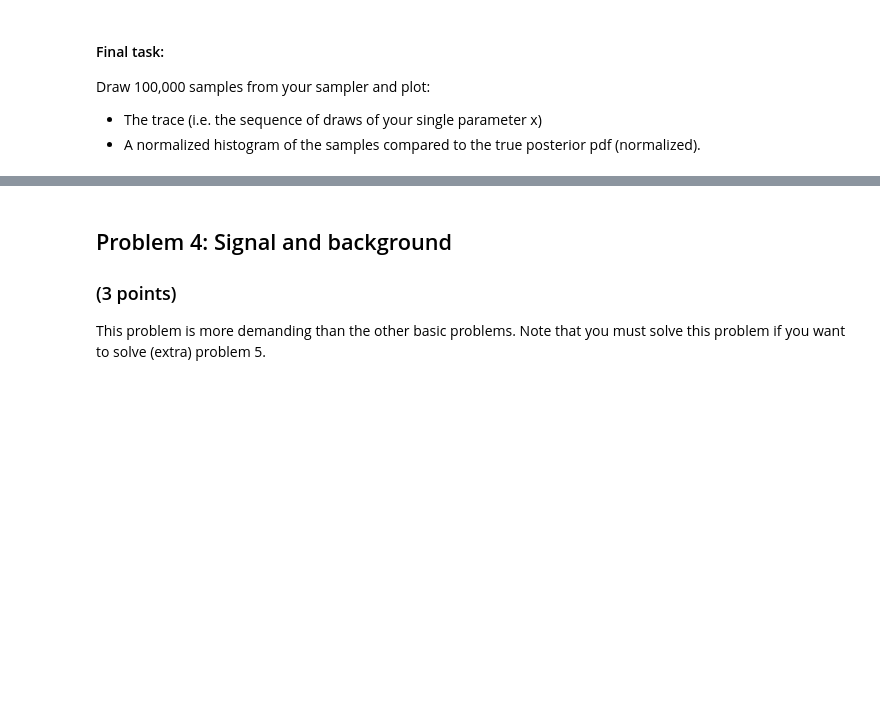
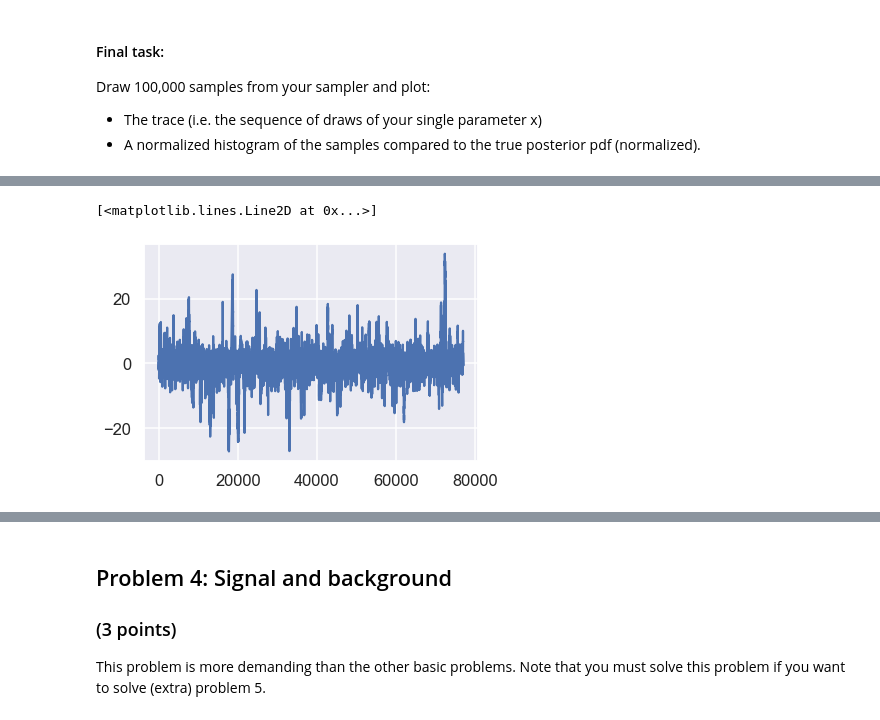
Before and after one commit to pwd-alejandro/learningFromData, a Jupyter notebook: doc/pub/ProblemSets/Set2/TIF285_ProblemSet2/TIF285_ProblemSet2/TIF285_ps2_basic_problems.ipynb, the cells around one changed output, grey strips where cells are left out. Saved outputs shown, nothing was run; the diff lists cells and outputs as text; code cells hidden in the pictures; blank space fills up the shorter version.

```diff
--- a/doc/pub/ProblemSets/Set2/TIF285_ProblemSet2/TIF285_ProblemSet2/TIF285_ps2_basic_problems.ipynb
+++ b/doc/pub/ProblemSets/Set2/TIF285_ProblemSet2/TIF285_ProblemSet2/TIF285_ps2_basic_problems.ipynb
@@ -475,8 +473,11 @@ This simple procedure gives us samples from the pdf.
 
 The code below also calls a fancy visualization function `plot_proposal` if the optional keyword argument `plot=True`.
 # %%
-def sampler(posterior_func, no_of_samples=4, start_position=.5,
-            proposal_width=1., plot=False):
+def sampler(posterior_func,
+            no_of_samples=4,
+            start_position=.5,
+            proposal_width=1.,
+            plot=False):
     '''
     Simple (but incomplete) Metropolis sampler function.
 
@@ -492,16 +493,19 @@ def sampler(posterior_func, no_of_samples=4, start_position=.5,
     Returns:
         samples: Array of floats. Length = no_of_samples+1
     '''
-    # YOUR CODE HERE
+    current_position = start_position
     samples = [current_position]
     for i in range(no_of_samples):
-        # YOUR CODE HERE
-
+        proposed_position = norm.rvs(loc=current_position,
+                                     scale=proposal_width,
+                                     size=1)[0]
         # Compute posteriors of current and proposed position
         p_current = posterior_func(current_position)
         p_proposal = posterior_func(proposed_position)
 
-        # YOUR CODE HERE
+        p_accept = p_proposal / p_current
+        r = np.random.uniform(0,1)
+        accept = p_accept > r
 
         # Visualization
         if plot:
@@ -510,7 +514,10 @@ def sampler(posterior_func, no_of_samples=4, start_position=.5,
                           proposed_position, p_proposal, accept, samples, i)
 
         # Possibly update position
-        # YOUR CODE HERE
+        if accept:
+            current_position = proposed_position
+        else:
+            continue
 
         samples.append(current_position)
 
@@ -559,0 +580,7 @@ except:
+# %%
+# Plotting commands here
+x = np.linspace(min(samples), max(samples), len(samples))
+plt.plot(samples)
+# %% [output]
+[<matplotlib.lines.Line2D at 0x...>]
+[figure, added]
```
Also changed, not shown: parts of 10 cells of this notebook.
